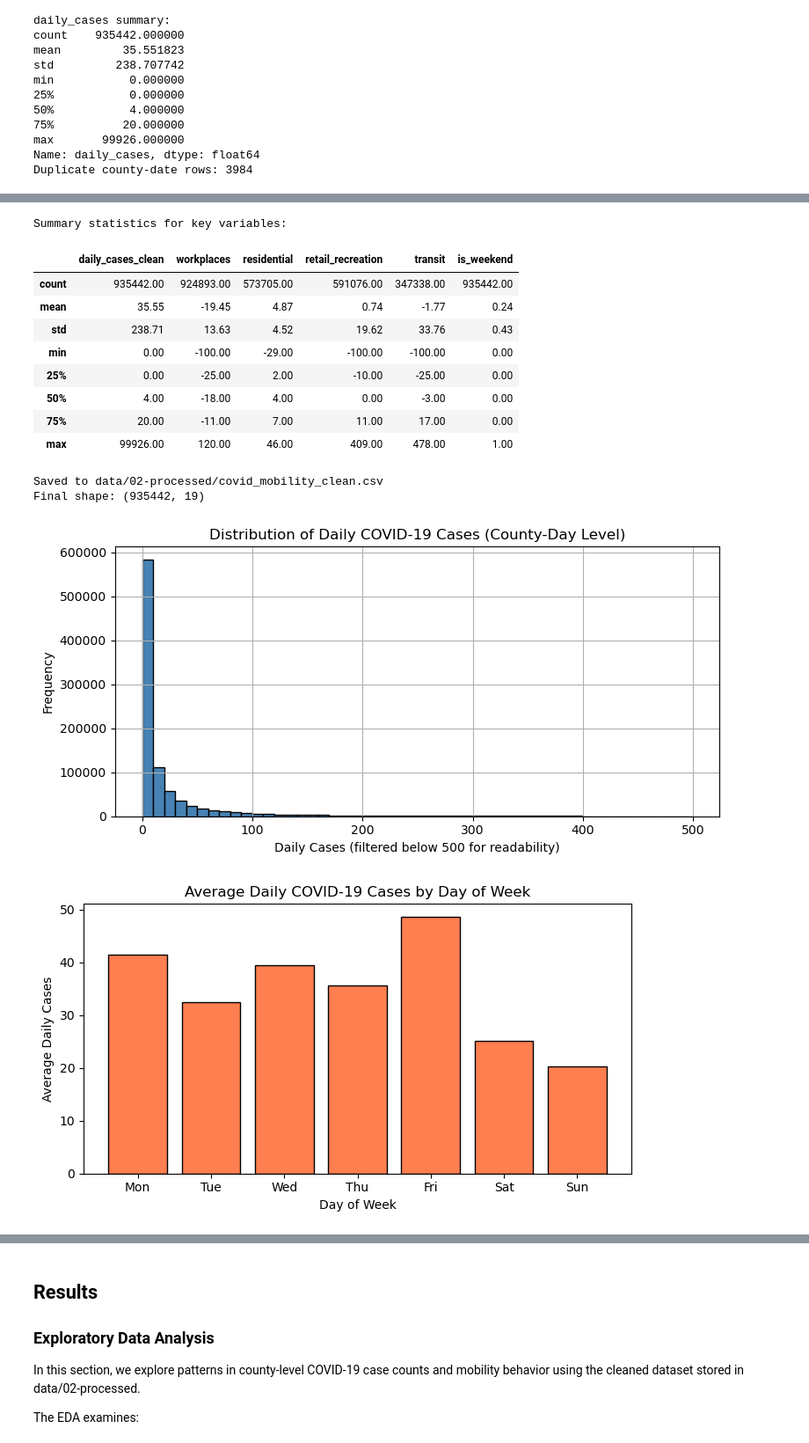
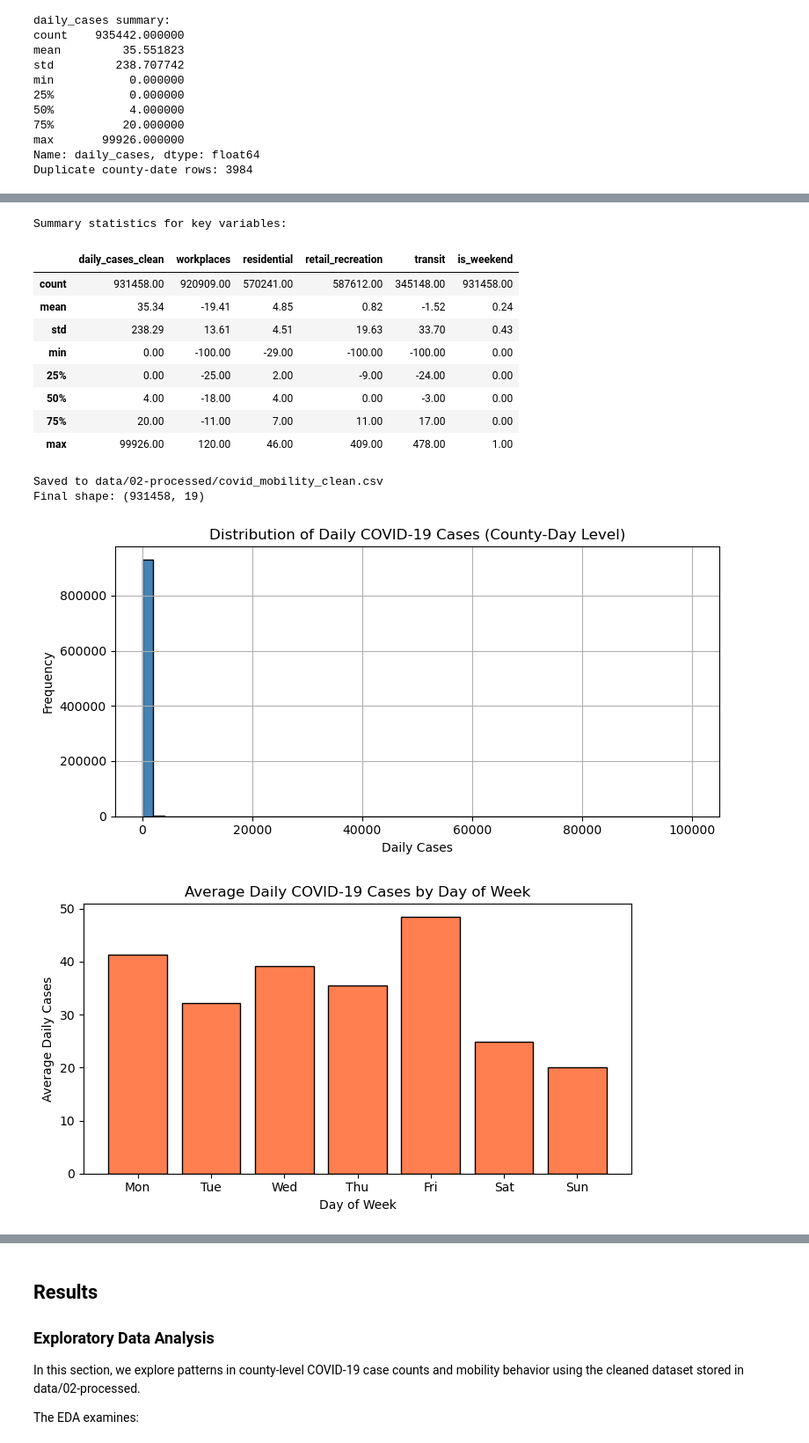
Before and after one commit to COGS108/Group007_WI26, a Jupyter notebook: 02-EDACheckpoint.ipynb, the cells around one changed output, grey strips where cells are left out. Shown at 88% size. Saved outputs shown, nothing was run; the diff lists cells and outputs as text; code cells hidden in the pictures.

```diff
--- a/02-EDACheckpoint.ipynb
+++ b/02-EDACheckpoint.ipynb
@@ -143,7 +140,10 @@ Columns: ['date', 'county', 'state', 'fips', 'cases', 'deaths', 'daily_cases', '
 # %%
 # Check data types and convert date column
 print(df.dtypes)
+
 df['date'] = pd.to_datetime(df['date'])
+df['day_of_week'] = df['day_of_week'].astype(int)
+
 print('Date range:', df['date'].min(), 'to', df['date'].max())
 print('Unique counties:', df['fips'].nunique())
 # %% [output]
@@ -253,8 +255,7 @@ Duplicate county-date rows: 3984
 # Clean the dataset
 df_clean = df.copy()
 df_clean = df_clean.drop_duplicates()
-print('After dropping duplicates:', df_clean.shape[0], 'rows')
-
+df_clean = df_clean.drop_duplicates(subset=['fips','date'])
 # Flag negative daily_cases - keep rows but mark them
 df_clean['negative_case_flag'] = (df_clean['daily_cases'] < 0).astype(int)
 print('Rows flagged as negative daily_cases:', df_clean['negative_case_flag'].sum())
@@ -298,11 +298,11 @@ df_clean[key_cols].describe().round(2)
 # %% [output]
 Summary statistics for key variables:
 |  | daily_cases_clean | workplaces | residential | retail_recreation | transit | is_weekend |
-| count | 935442.00 | 924893.00 | 573705.00 | 591076.00 | 347338.00 | 935442.00 |
-| mean | 35.55 | -19.45 | 4.87 | 0.74 | -1.77 | 0.24 |
-| std | 238.71 | 13.63 | 4.52 | 19.62 | 33.76 | 0.43 |
+| count | 931458.00 | 920909.00 | 570241.00 | 587612.00 | 345148.00 | 931458.00 |
+| mean | 35.34 | -19.41 | 4.85 | 0.82 | -1.52 | 0.24 |
+| std | 238.29 | 13.61 | 4.51 | 19.63 | 33.70 | 0.43 |
 | min | 0.00 | -100.00 | -29.00 | -100.00 | -100.00 | 0.00 |
-| 25% | 0.00 | -25.00 | 2.00 | -10.00 | -25.00 | 0.00 |
+| 25% | 0.00 | -25.00 | 2.00 | -9.00 | -24.00 | 0.00 |
 | 50% | 4.00 | -18.00 | 4.00 | 0.00 | -3.00 | 0.00 |
 | 75% | 20.00 | -11.00 | 7.00 | 11.00 | 17.00 | 0.00 |
 | max | 99926.00 | 120.00 | 46.00 | 409.00 | 478.00 | 1.00 |
@@ -314,28 +314,28 @@ print('Saved to data/02-processed/covid_mobility_clean.csv')
 print('Final shape:', df_clean.shape)
 # %% [output]
 Saved to data/02-processed/covid_mobility_clean.csv
-Final shape: (935442, 19)
+Final shape: (931458, 19)
 # %%
 # EDA Plot 1: Distribution of daily_cases_clean
 plt.figure(figsize=(8, 4))
-df_clean[df_clean['daily_cases_clean'] < 500]['daily_cases_clean'].hist(bins=50, color='steelblue', edgecolor='black')
-plt.xlabel('Daily Cases (filtered below 500 for readability)')
+df_clean['daily_cases_clean'].hist(bins=50, color='steelblue', edgecolor='black')
+plt.xlabel('Daily Cases')
 plt.ylabel('Frequency')
 plt.title('Distribution of Daily COVID-19 Cases (County-Day Level)')
 plt.tight_layout()
 plt.show()
 
 # EDA Plot 2: Average daily cases by day of week
 dow_avg = df_clean.groupby('day_of_week')['daily_cases_clean'].mean()
 days = ['Mon', 'Tue', 'Wed', 'Thu', 'Fri', 'Sat', 'Sun']
 plt.figure(figsize=(7, 4))
 plt.bar(days, dow_avg.values, color='coral', edgecolor='black')
 plt.xlabel('Day of Week')
 plt.ylabel('Average Daily Cases')
 plt.title('Average Daily COVID-19 Cases by Day of Week')
 plt.tight_layout()
 plt.show()
 # %% [output]
-[figure, old version]
+[figure, new version]
-[figure, old version]
+[figure, new version]
 # %% [markdown]
```
Also changed, not shown: parts of 19 cells of this notebook, 1 other file.
